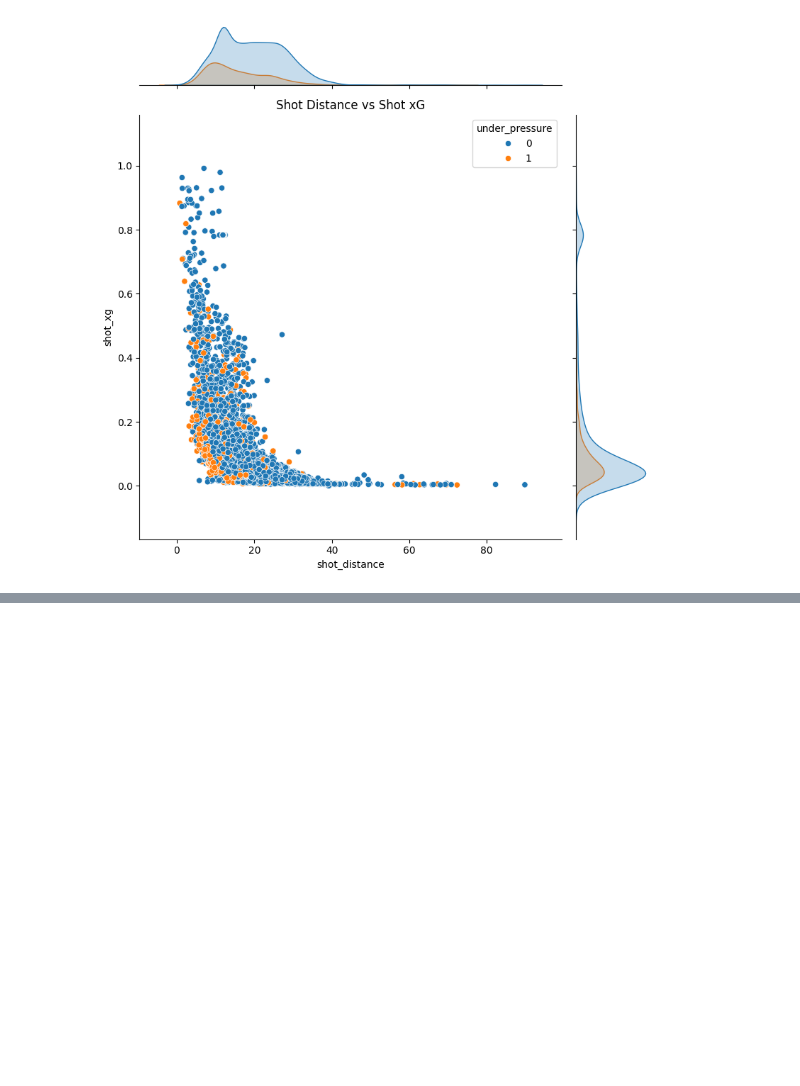
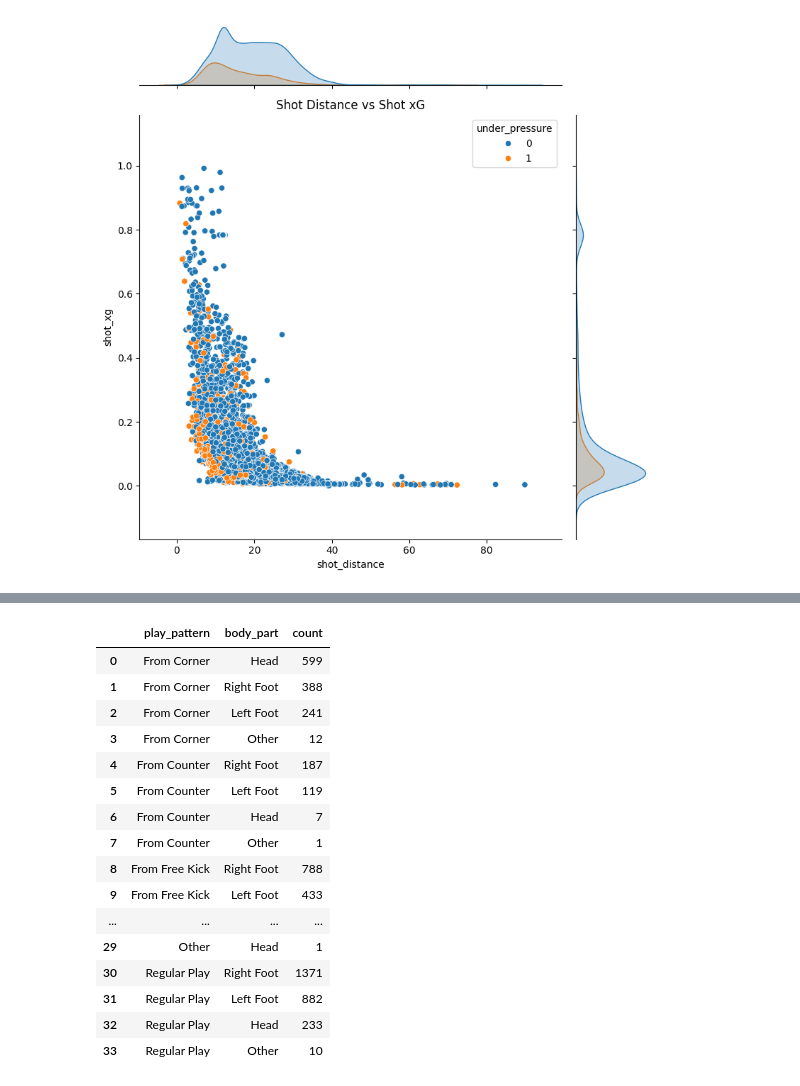
Before and after one commit to Clarkey33/Soccer-xG-Analytics-Model, a Jupyter notebook: notebooks/xG_model_data_prep_V2.ipynb, the cells around one changed output, grey strips where cells are left out. Cells and saved outputs as stored; diff of their text form; code cells hidden in the pictures; blank space fills up the shorter version.

```diff
--- a/notebooks/xG_model_data_prep_V2.ipynb
+++ b/notebooks/xG_model_data_prep_V2.ipynb
@@ -859,2 +898,22 @@ plt.show()
+# %%
+popular_body_part
+# %% [output]
+|  | play_pattern | body_part | count |
+| 0 | From Corner | Head | 599 |
+| 1 | From Corner | Right Foot | 388 |
+| 2 | From Corner | Left Foot | 241 |
+| 3 | From Corner | Other | 12 |
+| 4 | From Counter | Right Foot | 187 |
+| 5 | From Counter | Left Foot | 119 |
+| 6 | From Counter | Head | 7 |
+| 7 | From Counter | Other | 1 |
+| 8 | From Free Kick | Right Foot | 788 |
+| 9 | From Free Kick | Left Foot | 433 |
+| ... | ... | ... | ... |
+| 29 | Other | Head | 1 |
+| 30 | Regular Play | Right Foot | 1371 |
+| 31 | Regular Play | Left Foot | 882 |
+| 32 | Regular Play | Head | 233 |
+| 33 | Regular Play | Other | 10 |
 # %%
 #Which body part resulted in higher xg?
```
Also changed, not shown: parts of 3 cells of this notebook, 1 other file.
